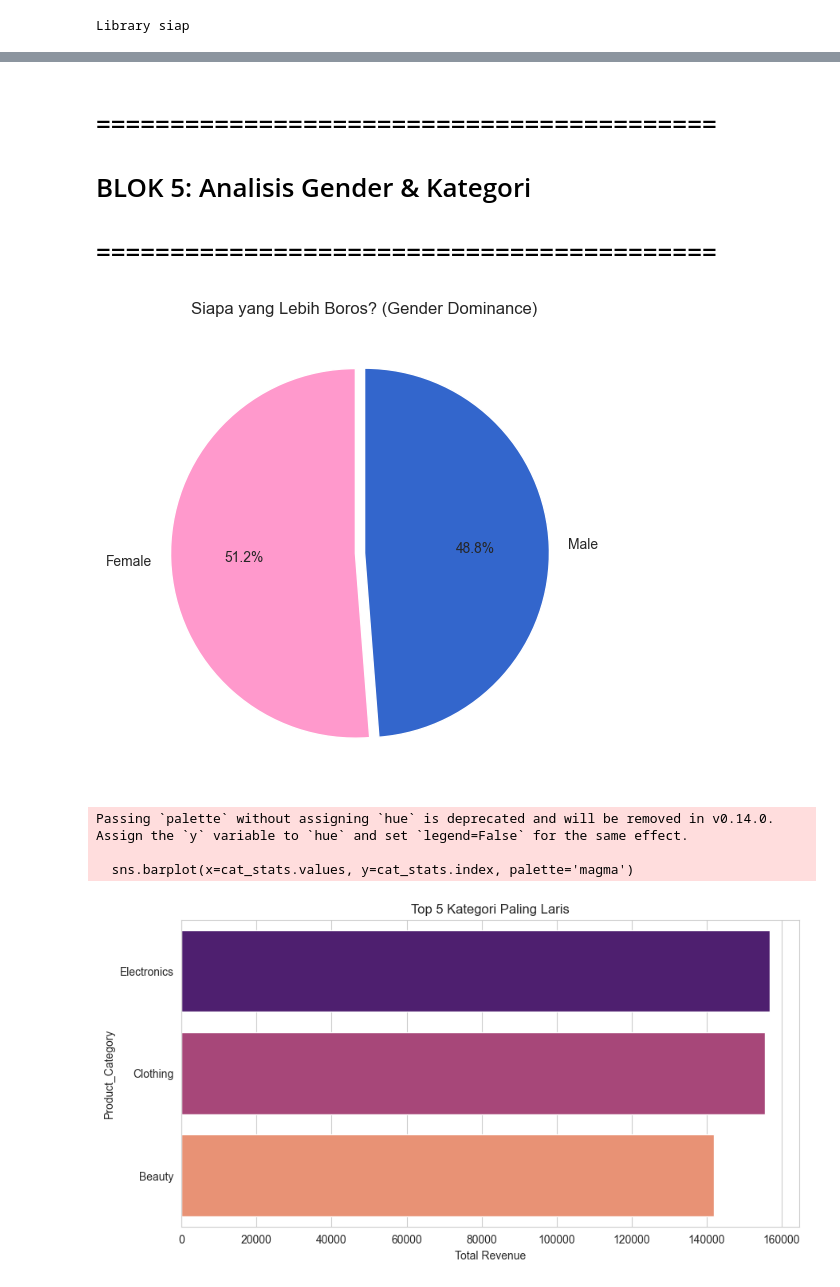
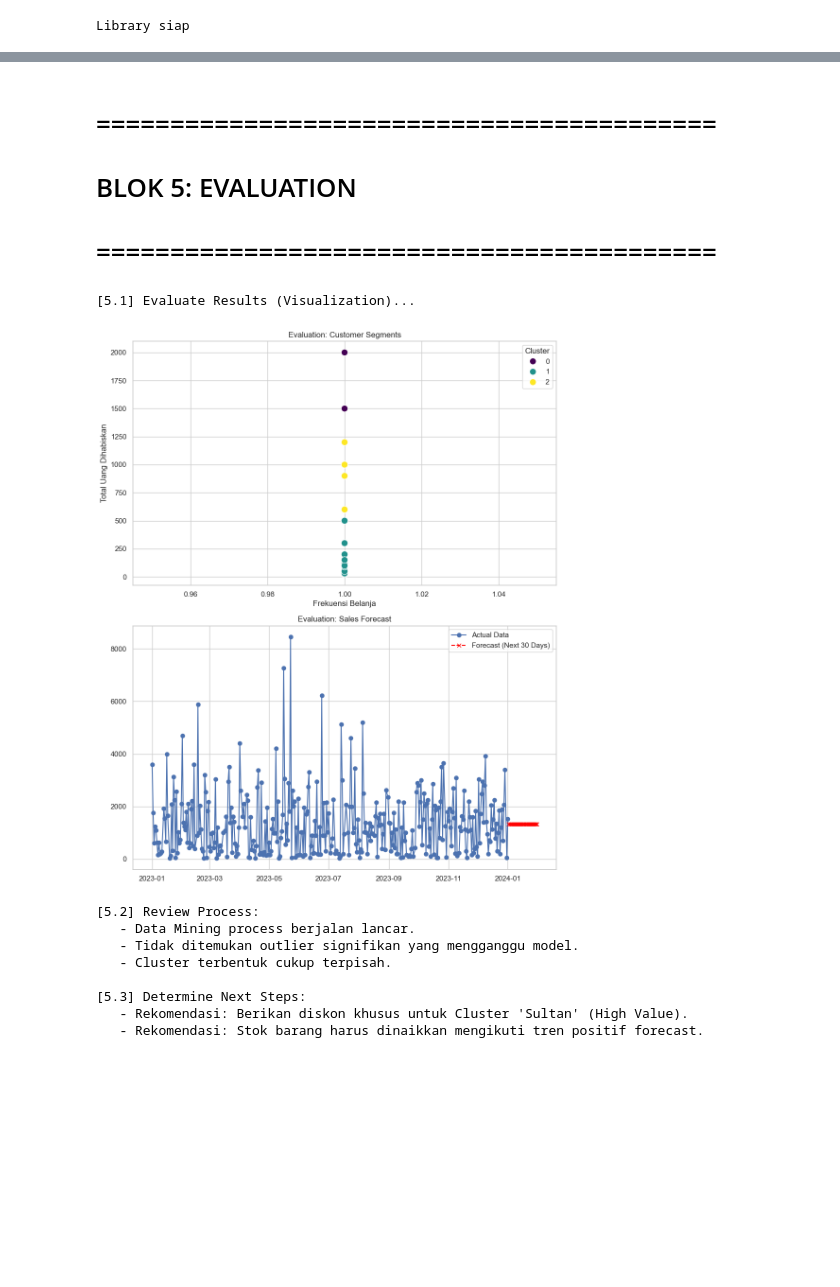
Before and after one commit to akhdanrgya/Tubes-DWBI, a Jupyter notebook: TUBES_DWBI.ipynb, the cells around one changed output, grey strips where cells are left out. Cells and saved outputs as stored; diff of their text form; code cells hidden in the pictures; blank space fills up the shorter version.

```diff
--- a/TUBES_DWBI.ipynb
+++ b/TUBES_DWBI.ipynb
@@ -180,25 +266,47 @@ Tren Harian: Naik (0.04 per hari)
 # %% [markdown]
 # ==========================================
-# BLOK 5: Analisis Gender & Kategori
+# BLOK 5: EVALUATION
 # ==========================================
-# %%
-gender_stats = df.groupby('Gender')['Total_Amount'].sum().reset_index()
-
-plt.figure(figsize=(6, 6))
-plt.pie(gender_stats['Total_Amount'], labels=gender_stats['Gender'], autopct='%1.1f%%',
-        colors=['#FF99CC', '#3366CC'], startangle=90, explode=(0.05, 0))
-plt.title('Siapa yang Lebih Boros? (Gender Dominance)')
-plt.show()
-
-cat_stats = df.groupby('Product_Category')['Total_Amount'].sum().sort_values(ascending=False).head(5)
-plt.figure(figsize=(10, 5))
-sns.barplot(x=cat_stats.values, y=cat_stats.index, palette='magma')
-plt.title('Top 5 Kategori Paling Laris')
-plt.xlabel('Total Revenue')
-plt.show()
-# %% [output]
-[figure, removed]
-Passing `palette` without assigning `hue` is deprecated and will be removed in v0.14.0. Assign the `y` variable to `hue` and set `legend=False` for the same effect.
-
-  sns.barplot(x=cat_stats.values, y=cat_stats.index, palette='magma')
-[figure, removed]
+# %%
+print("\n[5.1] Evaluate Results (Visualization)...")
+
+fig, axes = plt.subplots(2, 1, figsize=(10, 12))
+
+
+sns.scatterplot(data=cust_agg, x='Frequency', y='Monetary', hue='Cluster', palette='viridis', s=100, ax=axes[0])
+axes[0].set_title('Evaluation: Customer Segments')
+axes[0].set_xlabel('Frekuensi Belanja')
+axes[0].set_ylabel('Total Uang Dihabiskan')
+
+last_idx = daily_sales['Day_Index'].max()
+future_X = np.array(range(last_idx + 1, last_idx + 31)).reshape(-1, 1)
+future_y = reg.predict(future_X)
+future_dates = pd.date_range(start=daily_sales['Date'].max() + pd.Timedelta(days=1), periods=30)
+
+axes[1].plot(daily_sales['Date'], daily_sales['final_amount'], label='Actual Data', marker='o')
+axes[1].plot(future_dates, future_y, label='Forecast (Next 30 Days)', linestyle='--', color='red', marker='x')
+axes[1].set_title('Evaluation: Sales Forecast')
+axes[1].legend()
+
+plt.tight_layout()
+plt.show()
+
+print("\n[5.2] Review Process:")
+print("   - Data Mining process berjalan lancar.")
+print("   - Tidak ditemukan outlier signifikan yang mengganggu model.")
+print("   - Cluster terbentuk cukup terpisah.")
+
+print("\n[5.3] Determine Next Steps:")
+print("   - Rekomendasi: Berikan diskon khusus untuk Cluster 'Sultan' (High Value).")
+print("   - Rekomendasi: Stok barang harus dinaikkan mengikuti tren positif forecast.")
+# %% [output]
+[5.1] Evaluate Results (Visualization)...
+[figure, added]
+[5.2] Review Process:
+   - Data Mining process berjalan lancar.
+   - Tidak ditemukan outlier signifikan yang mengganggu model.
+   - Cluster terbentuk cukup terpisah.
+
+[5.3] Determine Next Steps:
+   - Rekomendasi: Berikan diskon khusus untuk Cluster 'Sultan' (High Value).
+   - Rekomendasi: Stok barang harus dinaikkan mengikuti tren positif forecast.
```
Also changed, not shown: parts of 12 cells of this notebook, 1 other file.
